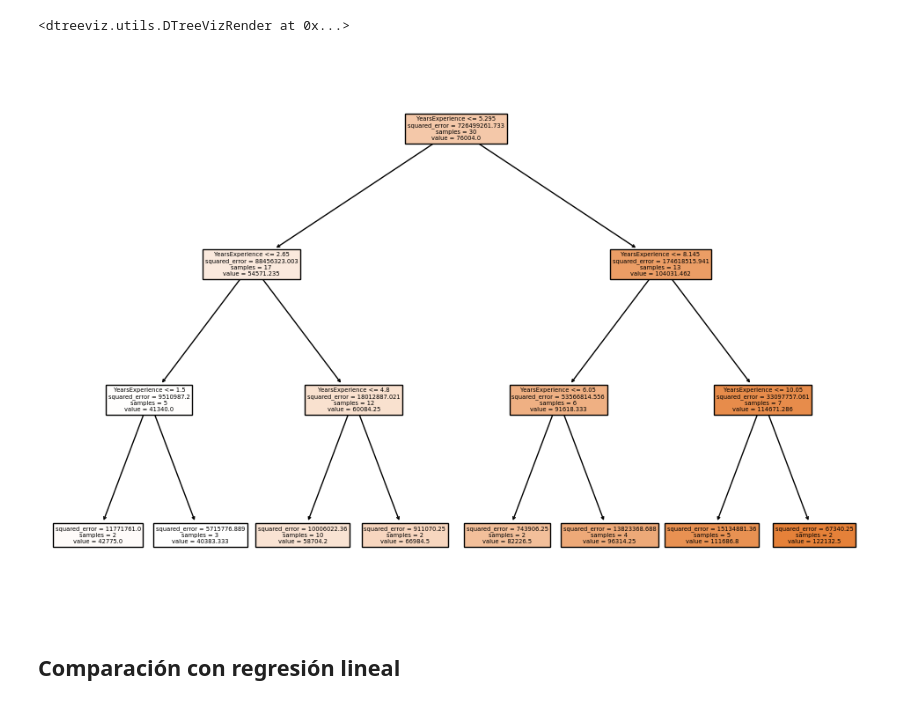
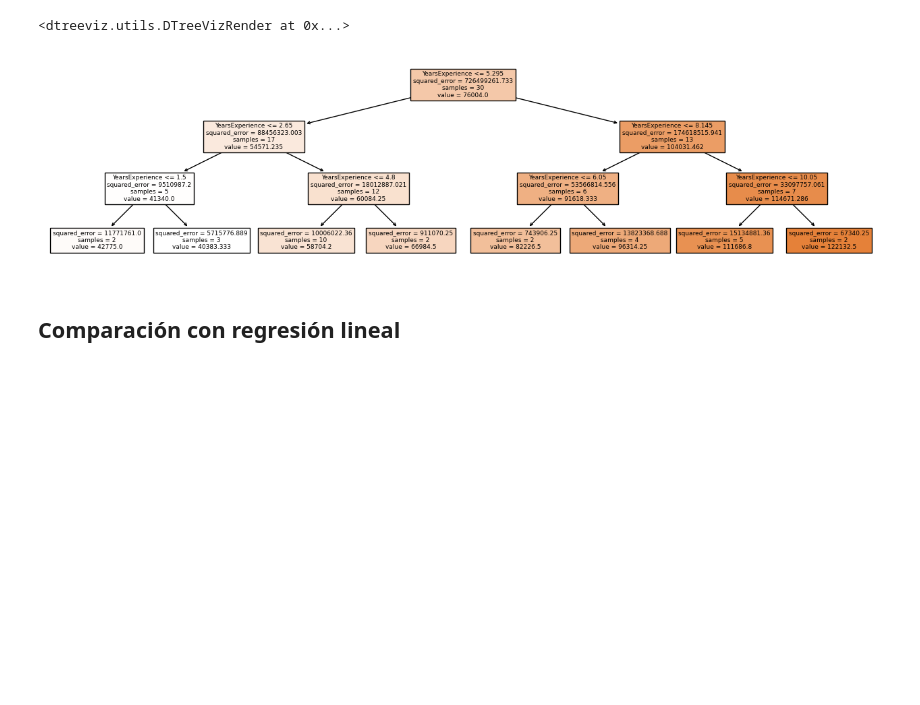
Before and after one commit to avidaldo/ia23, a Jupyter notebook: algoritmos/decision_tree.ipynb, the cells around one changed output. Saved outputs shown, nothing was run; the diff lists cells and outputs as text; code cells hidden in the pictures; blank space fills up the shorter version.

```diff
--- a/algoritmos/decision_tree.ipynb
+++ b/algoritmos/decision_tree.ipynb
@@ -82,11 +82,11 @@ viz_model.view(scale=2)
 # %%
 from sklearn.tree import plot_tree
 import matplotlib.pyplot as plt
 
-plt.figure(figsize=(12, 8)) # Uso matplotlib para definir el tamaño de la figura
+plt.figure(figsize=(16, 4)) # Uso matplotlib para definir el tamaño de la figura
 _ = plot_tree(tree_reg, filled=True, feature_names=["YearsExperience"])
 # %% [output]
-[figure, old version]
+[figure, new version]
 # %% [markdown]
 ## Comparación con regresión lineal
 # %% [markdown]
```
Also changed, not shown: parts of 4 cells of this notebook.
